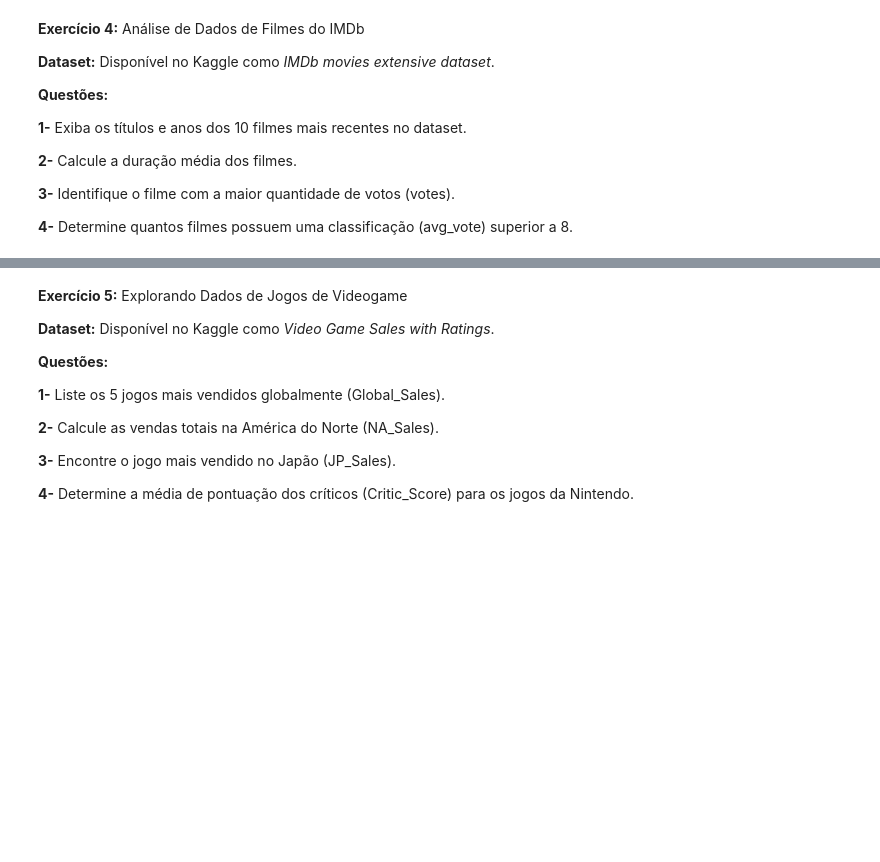
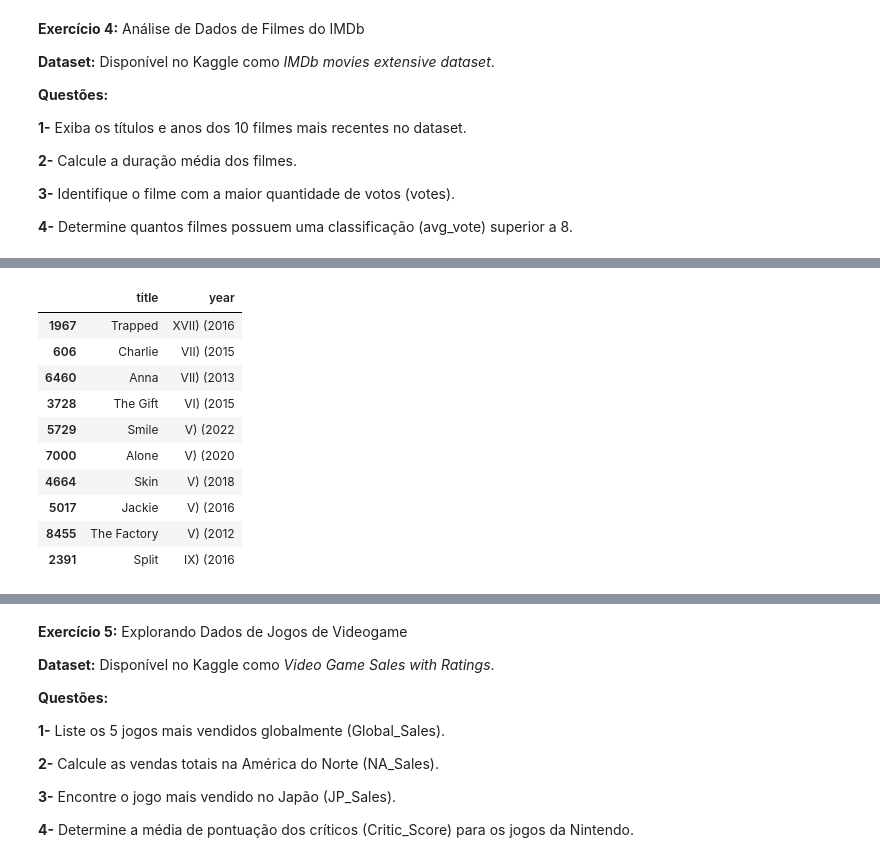
Before and after one commit to brunoopinheiro/ada-data-science-study, a Jupyter notebook: 02-02-pandas/Lista II - Pandas.ipynb, the cells around one changed output, grey strips where cells are left out. Cells and saved outputs as stored; diff of their text form; code cells hidden in the pictures; blank space fills up the shorter version.

```diff
--- a/02-02-pandas/Lista II - Pandas.ipynb
+++ b/02-02-pandas/Lista II - Pandas.ipynb
@@ -276,0 +293,20 @@ __4-__ Determine quantos filmes possuem uma classificação (avg_vote) superior
+# %%
+# __1-__ Exiba os títulos e anos dos 10 filmes mais recentes no dataset.
+imdb_titles_year = imdb_dataset[['title', 'year']]
+
+imdb_titles_year.replace()
+
+(imdb_titles_year.sort_values(by='year', ascending=False).head(10))
+# Isso mostrou que alguns dos dados estão com valores que precisam ser "limpos"
+# %% [output]
+|  | title | year |
+| 1967 | Trapped | XVII) (2016 |
+| 606 | Charlie | VII) (2015 |
+| 6460 | Anna | VII) (2013 |
+| 3728 | The Gift | VI) (2015 |
+| 5729 | Smile | V) (2022 |
+| 7000 | Alone | V) (2020 |
+| 4664 | Skin | V) (2018 |
+| 5017 | Jackie | V) (2016 |
+| 8455 | The Factory | V) (2012 |
+| 2391 | Split | IX) (2016 |
```
Also changed, not shown: parts of 6 cells of this notebook.
